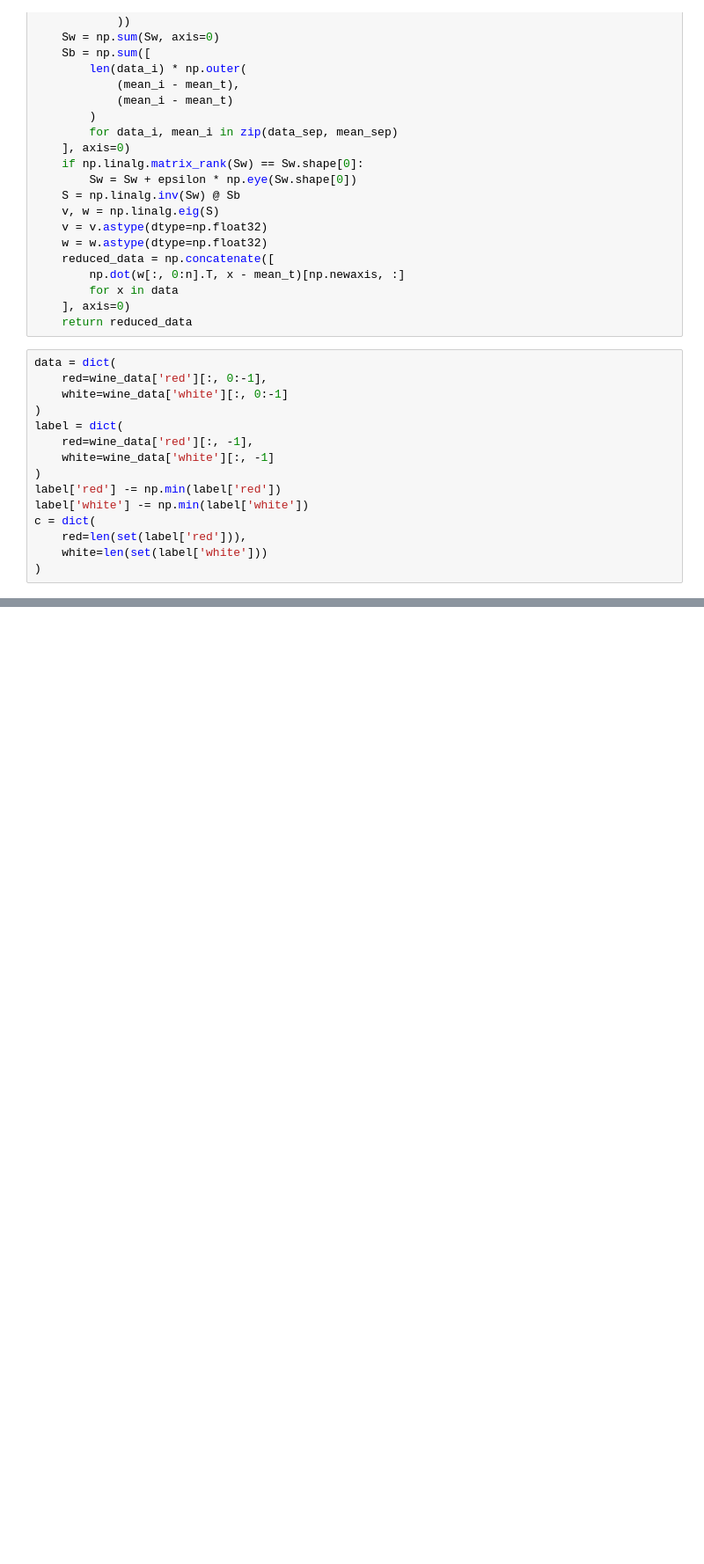
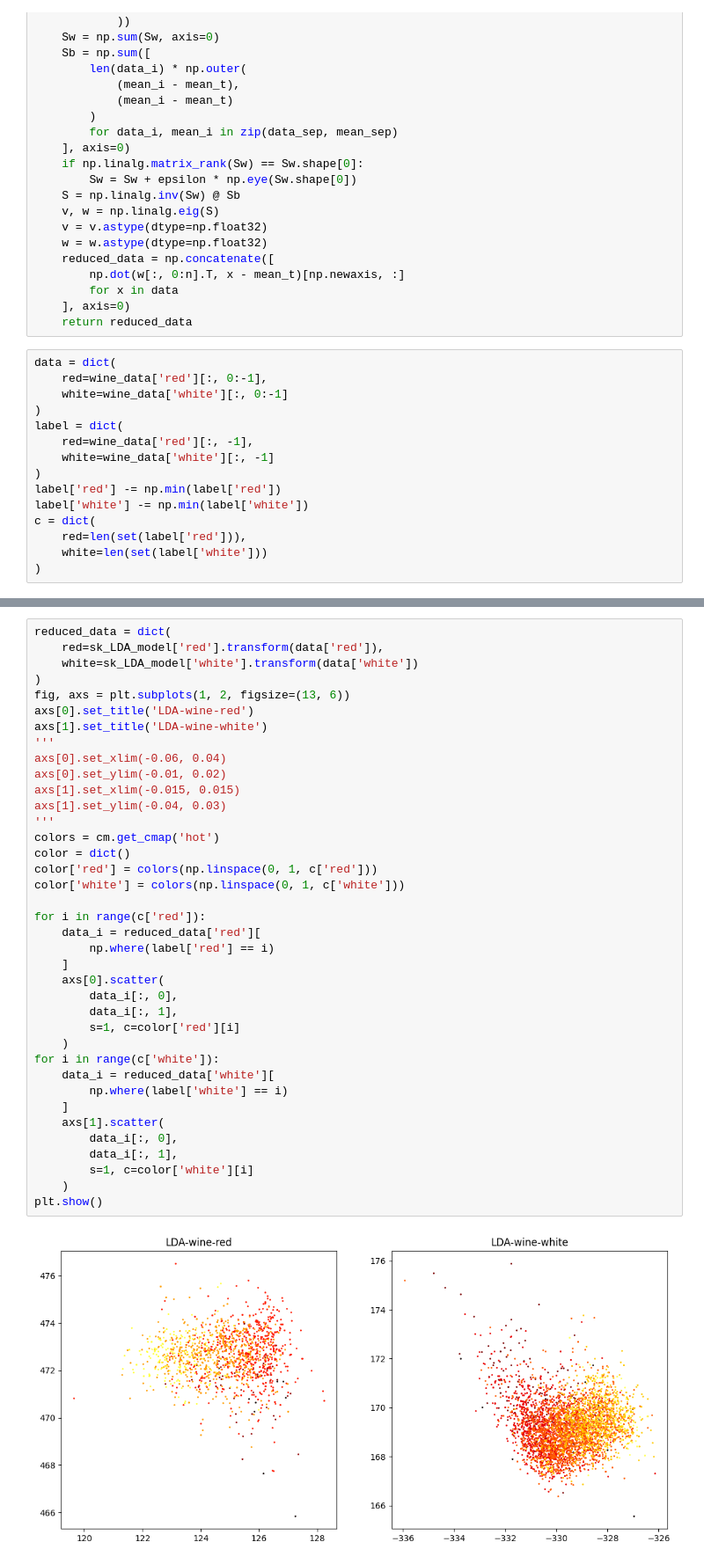
Before and after one commit to Eluctra/pattern-recognition, a Jupyter notebook: 实验/实验1/lab1.ipynb, the cells around one changed output, grey strips where cells are left out. Shown at 88% size. Drawn from its saved outputs; the diff is of its cells as text; blank space fills up the shorter version.

```diff
--- a/实验/实验1/lab1.ipynb
+++ b/实验/实验1/lab1.ipynb
@@ -111,3 +123,43 @@ plt.show()
+# %%
+reduced_data = dict(
+    red=sk_LDA_model['red'].transform(data['red']),
+    white=sk_LDA_model['white'].transform(data['white'])
+)
+fig, axs = plt.subplots(1, 2, figsize=(13, 6))
+axs[0].set_title('LDA-wine-red')
+axs[1].set_title('LDA-wine-white')
+'''
+axs[0].set_xlim(-0.06, 0.04)
+axs[0].set_ylim(-0.01, 0.02)
+axs[1].set_xlim(-0.015, 0.015)
+axs[1].set_ylim(-0.04, 0.03)
+'''
+colors = cm.get_cmap('hot')
+color = dict()
+color['red'] = colors(np.linspace(0, 1, c['red']))
+color['white'] = colors(np.linspace(0, 1, c['white']))
+
+for i in range(c['red']):
+    data_i = reduced_data['red'][
+        np.where(label['red'] == i)
+    ]
+    axs[0].scatter(
+        data_i[:, 0],
+        data_i[:, 1],
+        s=1, c=color['red'][i]
+    )
+for i in range(c['white']):
+    data_i = reduced_data['white'][
+        np.where(label['white'] == i)
+    ]
+    axs[1].scatter(
+        data_i[:, 0],
+        data_i[:, 1],
+        s=1, c=color['white'][i]
+    )
+plt.show()
+# %% [output]
+[figure, added]
 # %%
 reduced_data = dict(
     red=LDA(
```
Also changed, not shown: parts of 5 cells of this notebook, 2 other files.
